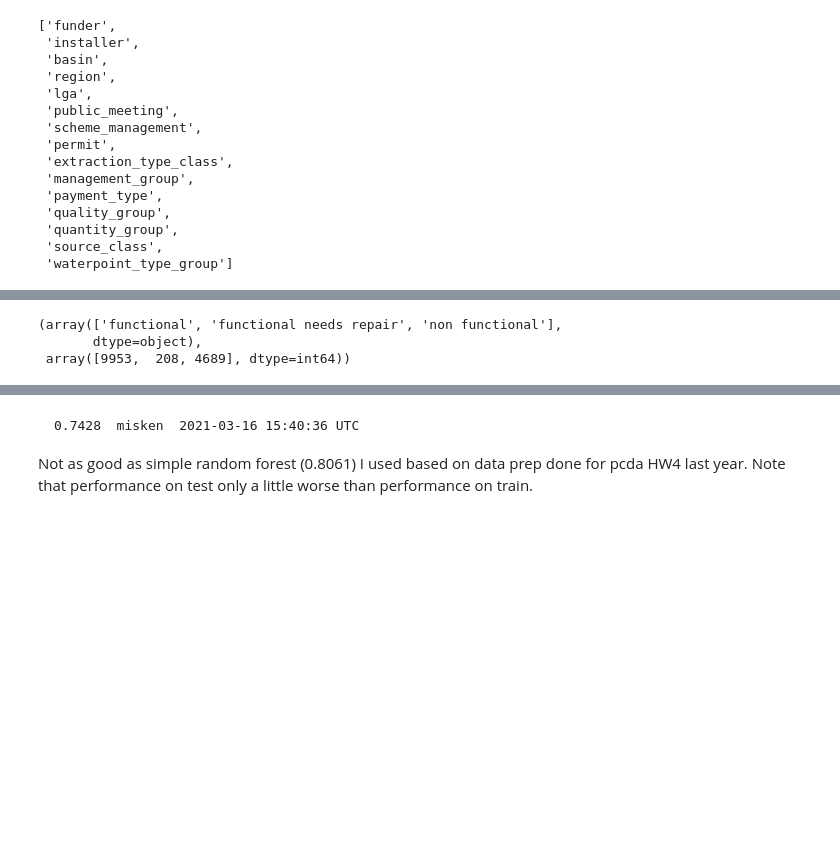
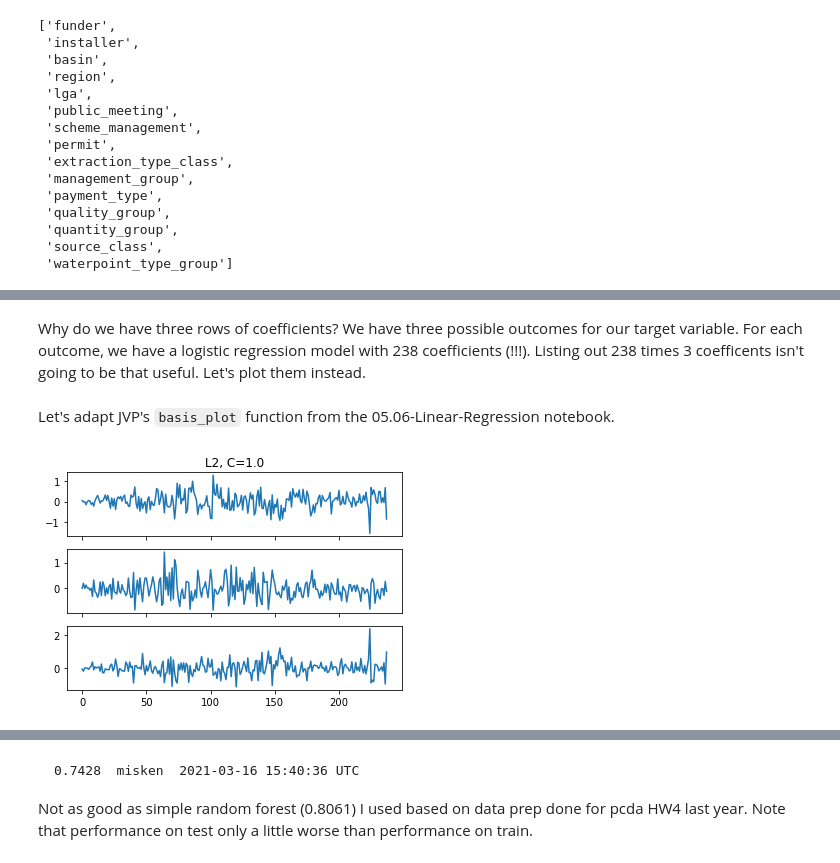
Before and after one commit to misken/aap1_sklearn_ml, a Jupyter notebook: pumpitupsk/model_exploration.ipynb, the cells around one changed output, grey strips where cells are left out. Drawn from its saved outputs; the diff is of its cells as text; code cells hidden in the pictures; blank space fills up the shorter version.

```diff
--- a/pumpitupsk/model_exploration.ipynb
+++ b/pumpitupsk/model_exploration.ipynb
@@ -383,0 +463,10 @@ Can also try L1 to drive more coeffs to 0.
+# %%
+# Further partition our training data into train and test sets to use for model fitting and testing
+
+X_train, X_test, y_train, y_test = train_test_split(train_X, train_y, test_size=0.2, random_state=14)
+
+# Fit model on new training data - notice that clf is actually the Pipeline
+clf.fit(X_train, y_train)
+
+print("Training score: %.3f" % clf.score(X_train, y_train))
+print("Test score: %.3f" % clf.score(X_test, y_test))
@@ -432,20 +527,0 @@ See https://scikit-learn.org/dev/auto_examples/compose/plot_column_transformer_m
-# %%
-# CV example
-numeric_transformer = StandardScaler()
-categorical_transformer = OneHotEncoder(handle_unknown='ignore')
-
-preprocessor = ColumnTransformer(
-    transformers=[
-        ('num', numeric_transformer, numeric_cols),
-        ('cat', categorical_transformer, categorical_cols)])
-
-# Append classifier to preprocessing pipeline.
-# Now we have a full prediction pipeline.
-clf = Pipeline(steps=[('preprocessor', preprocessor),
-                      ('classifier', LogisticRegressionCV(solver='saga'))])
-
-X_train, X_test, y_train, y_test = train_test_split(train_X, train_y, test_size=0.2,
-                                                    random_state=0)
-
-clf.fit(X_train, y_train)
-print("model score: %.3f" % clf.score(X_test, y_test))
@@ -587,6 +528,17 @@ logistic_1_cls_test = logistic_1.predict(test_X_pp)
-# %%
-np.unique(logistic_1_cls_test, return_counts=True)
-# %% [output]
-(array(['functional', 'functional needs repair', 'non functional'],
-       dtype=object),
- array([9953,  208, 4689], dtype=int64))
+# %% [markdown]
+Why do we have three rows of coefficients? We have three possible outcomes for our target variable. For each outcome, we have a logistic regression model with 238 coefficients (!!!). Listing out 238 times 3 coefficents isn't going to be that useful. Let's plot them instead.
+# %% [markdown]
+Let's adapt JVP's `basis_plot` function from the 05.06-Linear-Regression notebook.
+# %%
+def coef_plot(model, title=None):
+    fig, ax = plt.subplots(3, sharex=True)
+
+    if title:
+        ax[0].set_title(title)
+
+    for i in range(3):
+        ax[i].plot(model.steps[1][1].coef_[i])
+# %%
+coef_plot(clf, 'L2, C=1.0')
+# %% [output]
+[figure, added]
```
Also changed, not shown: parts of 139 cells of this notebook, 10 other files.
